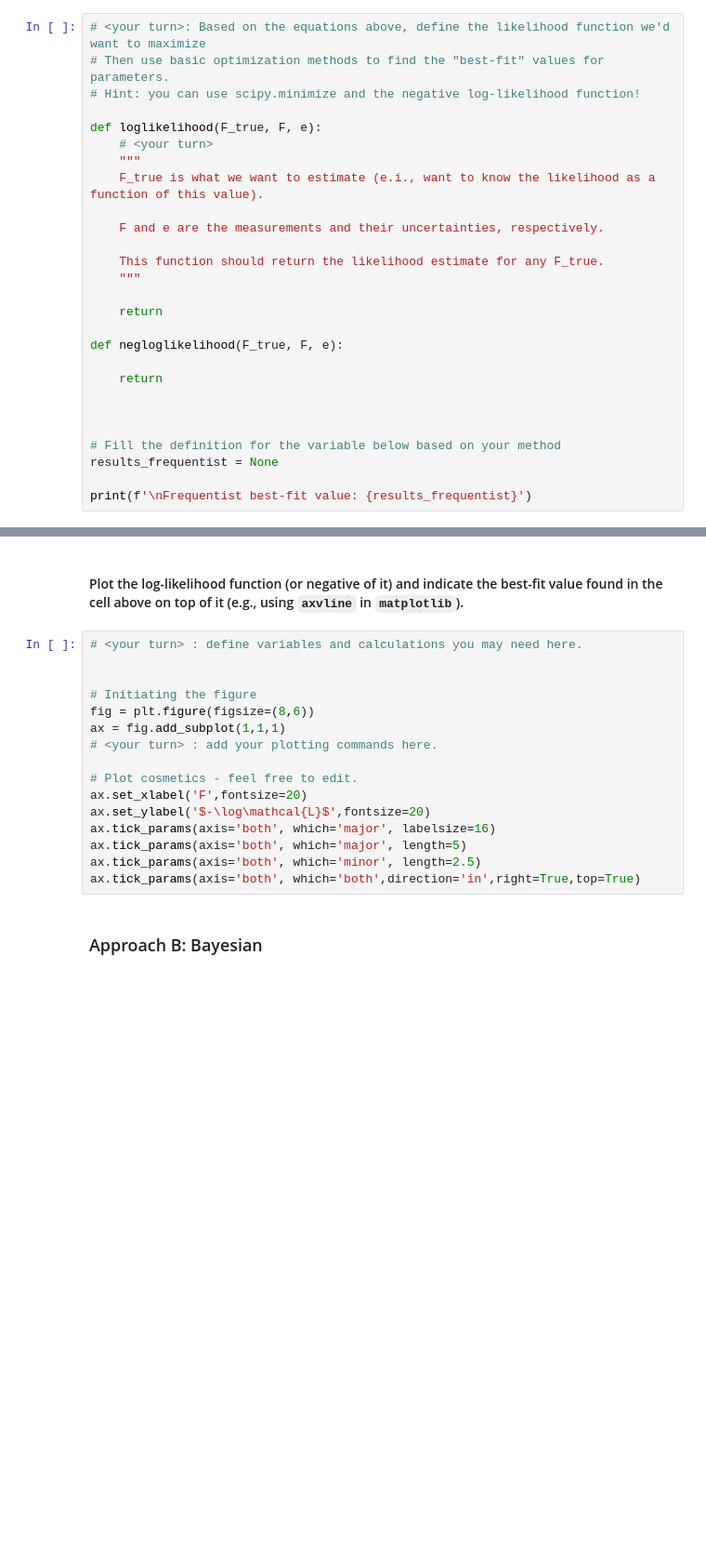
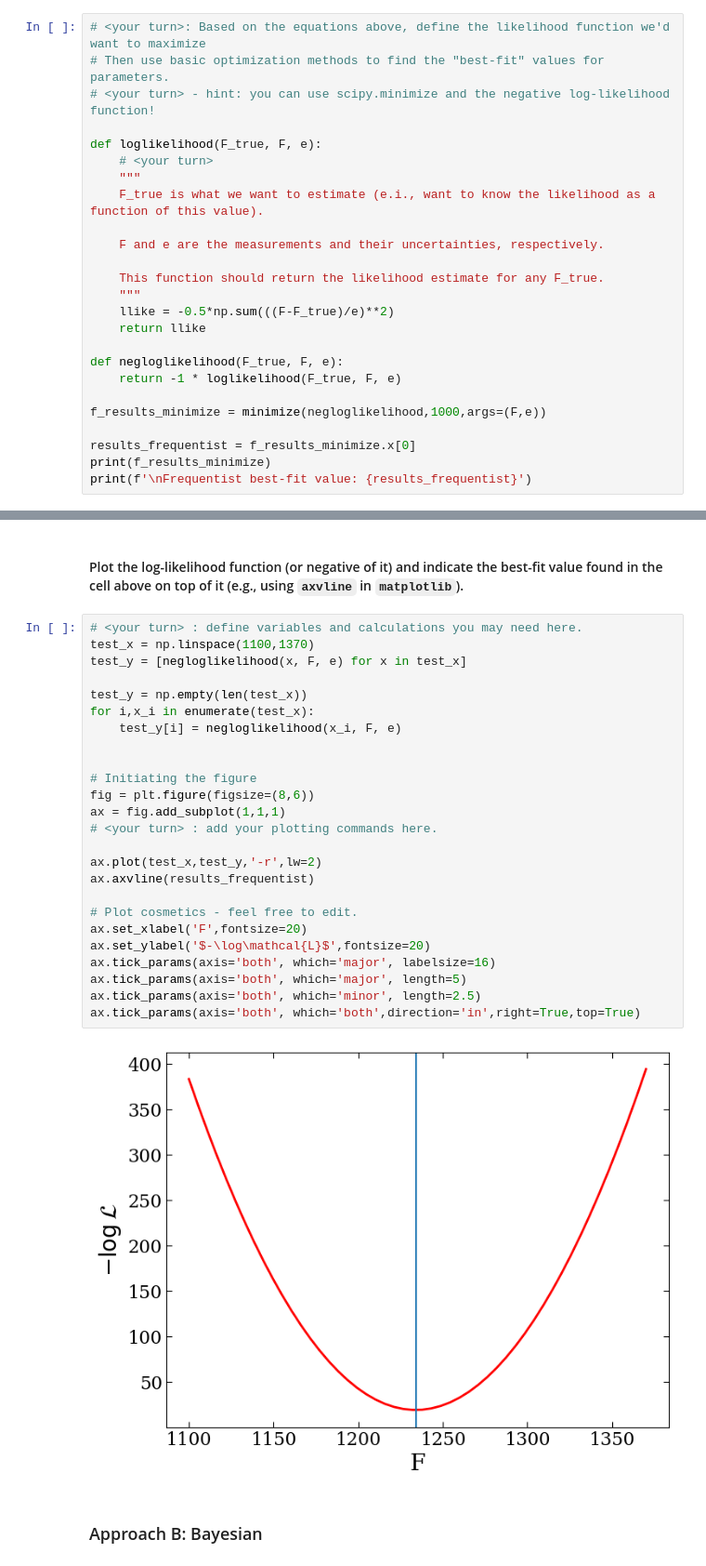
Before and after one commit to bersavosh/P4003, a Jupyter notebook: Tutorials/Tutorial2_answers-partial.ipynb, the cells around one changed output, grey strips where cells are left out. Shown: that part at 93% size. Saved outputs shown, nothing was run; the diff lists cells and outputs as text; blank space fills up the shorter version.

```diff
--- a/Tutorials/Tutorial2_answers-partial.ipynb
+++ b/Tutorials/Tutorial2_answers-partial.ipynb
@@ -83,7 +88,7 @@ Our goal is to maximize the likelihood function above. In this particular case,
 # %%
 # <your turn>: Based on the equations above, define the likelihood function we'd want to maximize
 # Then use basic optimization methods to find the "best-fit" values for parameters.
-# Hint: you can use scipy.minimize and the negative log-likelihood function!
+# <your turn> - hint: you can use scipy.minimize and the negative log-likelihood function!
 
 def loglikelihood(F_true, F, e):
     # <your turn>
@@ -94,16 +99,14 @@ def loglikelihood(F_true, F, e):
 
     This function should return the likelihood estimate for any F_true.
     """
-
-    return
+    llike = -0.5*np.sum(((F-F_true)/e)**2)
+    return llike
 
 def negloglikelihood(F_true, F, e):
+    return -1 * loglikelihood(F_true, F, e)
 
-    return
+f_results_minimize = minimize(negloglikelihood,1000,args=(F,e))
 
-
-
-# Fill the definition for the variable below based on your method
-results_frequentist = None
-
+results_frequentist = f_results_minimize.x[0]
+print(f_results_minimize)
 print(f'\nFrequentist best-fit value: {results_frequentist}')
@@ -111,20 +127,31 @@ print(f'\nFrequentist best-fit value: {results_frequentist}')
 #### Plot the log-likelihood function (or negative of it) and indicate the best-fit value found in the cell above on top of it (e.g., using `axvline` in `matplotlib`).
 # %%
 # <your turn> : define variables and calculations you may need here.
+test_x = np.linspace(1100,1370)
+test_y = [negloglikelihood(x, F, e) for x in test_x]
+
+test_y = np.empty(len(test_x))
+for i,x_i in enumerate(test_x):
+    test_y[i] = negloglikelihood(x_i, F, e)
 
 
 # Initiating the figure
 fig = plt.figure(figsize=(8,6))
 ax = fig.add_subplot(1,1,1)
 # <your turn> : add your plotting commands here.
+
+ax.plot(test_x,test_y,'-r',lw=2)
+ax.axvline(results_frequentist)
 
 # Plot cosmetics - feel free to edit.
 ax.set_xlabel('F',fontsize=20)
 ax.set_ylabel('$-\log\mathcal{L}$',fontsize=20)
 ax.tick_params(axis='both', which='major', labelsize=16)
 ax.tick_params(axis='both', which='major', length=5)
 ax.tick_params(axis='both', which='minor', length=2.5)
 ax.tick_params(axis='both', which='both',direction='in',right=True,top=True)
+# %% [output]
+[figure, added]
 # %% [markdown]
 ### Approach B: Bayesian
 # %% [markdown]
```
Also changed, not shown: parts of 8 cells of this notebook, 2 other files.
